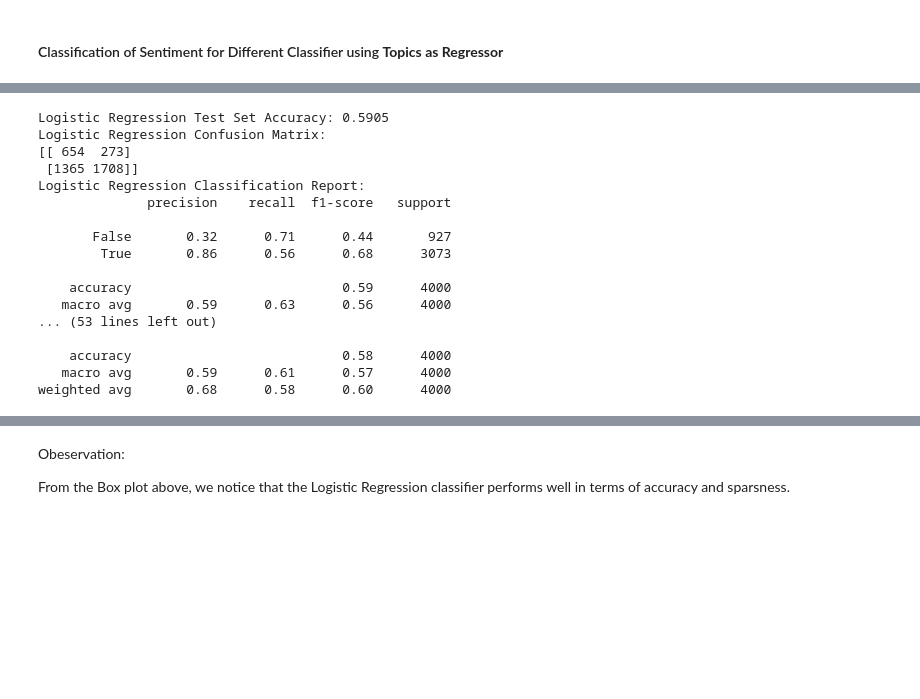
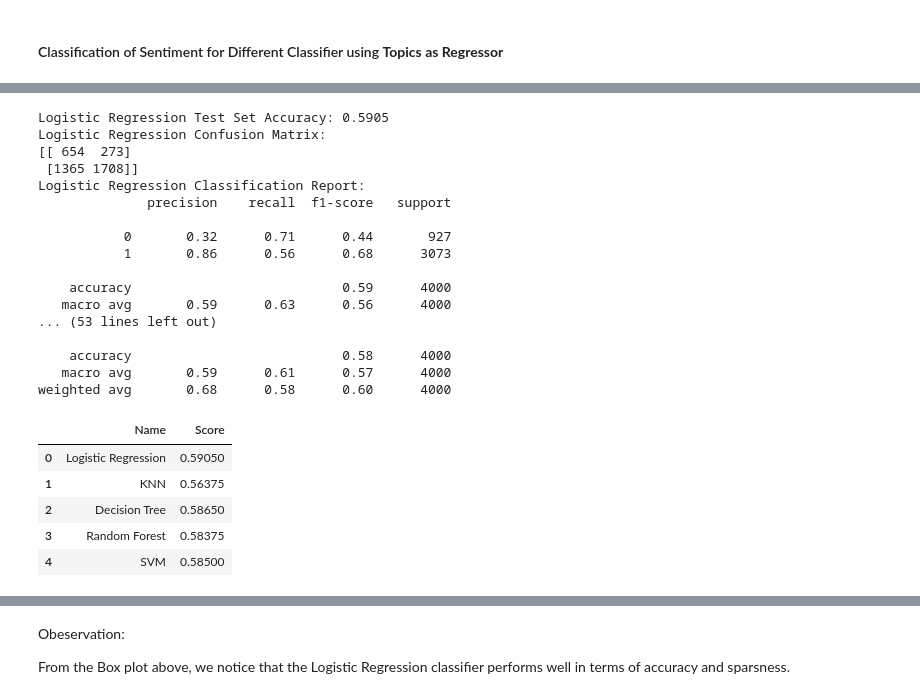
Before and after one commit to imaliabdullah/Portfolio-Project, a Jupyter notebook: Analyzing Sentiment of TripAdvisor Restaurant Reviews using NLP/analysis_&_modelling.ipynb, the cells around one changed output, grey strips where cells are left out. Cells and saved outputs as stored; diff of their text form; code cells hidden in the pictures; blank space fills up the shorter version.

```diff
--- a/Analyzing Sentiment of TripAdvisor Restaurant Reviews using NLP/analysis_&_modelling.ipynb
+++ b/Analyzing Sentiment of TripAdvisor Restaurant Reviews using NLP/analysis_&_modelling.ipynb
@@ -739,9 +739,13 @@ plt.show()
 from sklearn.metrics import classification_report
 from sklearn.metrics import confusion_matrix
 
+score = []
+m_name = []
 for name, model in models.items():
     model.fit(Xtrain, ytrain)
     test_score = model.score(Xtest, ytest)
+    score.append(test_score)
+    m_name.append(name)
     prediction = model.predict(Xtest)
     report = classification_report(prediction, ytest)
     mat = confusion_matrix(prediction, ytest)
@@ -756,8 +760,8 @@ Logistic Regression Confusion Matrix:
 Logistic Regression Classification Report:
               precision    recall  f1-score   support
 
-       False       0.32      0.71      0.44       927
-        True       0.86      0.56      0.68      3073
+           0       0.32      0.71      0.44       927
+           1       0.86      0.56      0.68      3073
 
     accuracy                           0.59      4000
    macro avg       0.59      0.63      0.56      4000
@@ -766,3 +770,14 @@ Logistic Regression Classification Report:
     accuracy                           0.58      4000
    macro avg       0.59      0.61      0.57      4000
 weighted avg       0.68      0.58      0.60      4000
+# %%
+result = pd.DataFrame({'Name': m_name, 'Score': score})
+
+result.head()
+# %% [output]
+|  | Name | Score |
+| 0 | Logistic Regression | 0.59050 |
+| 1 | KNN | 0.56375 |
+| 2 | Decision Tree | 0.58650 |
+| 3 | Random Forest | 0.58375 |
+| 4 | SVM | 0.58500 |
```
Also changed, not shown: parts of 13 cells of this notebook.
